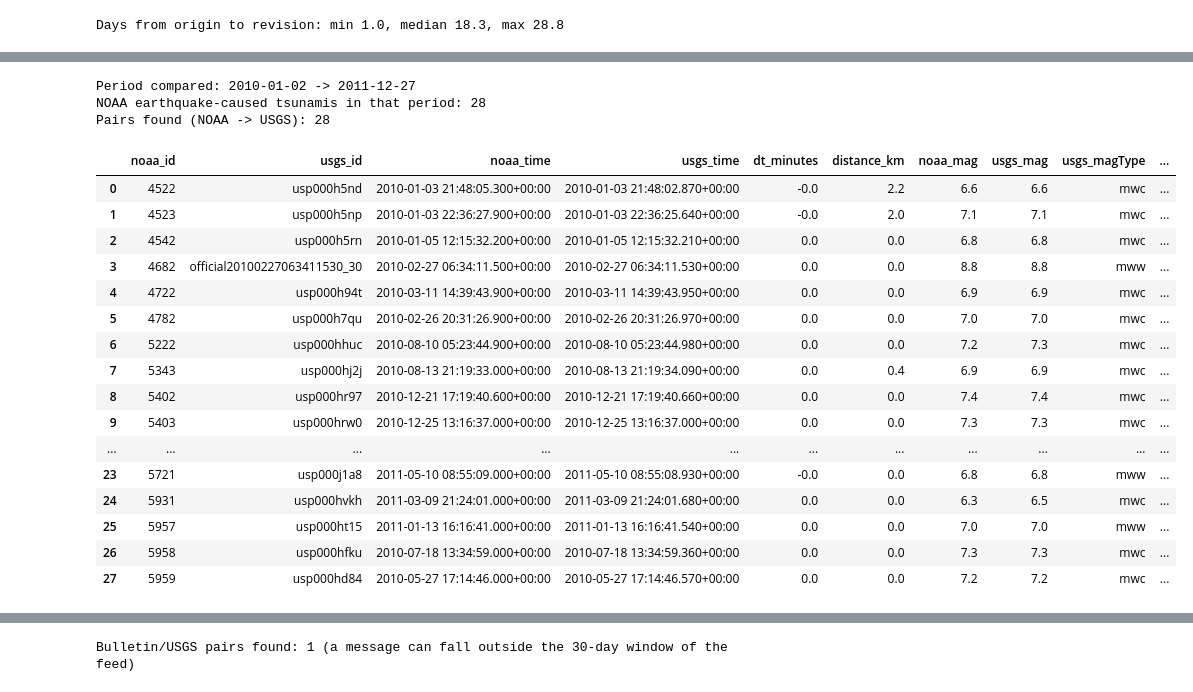
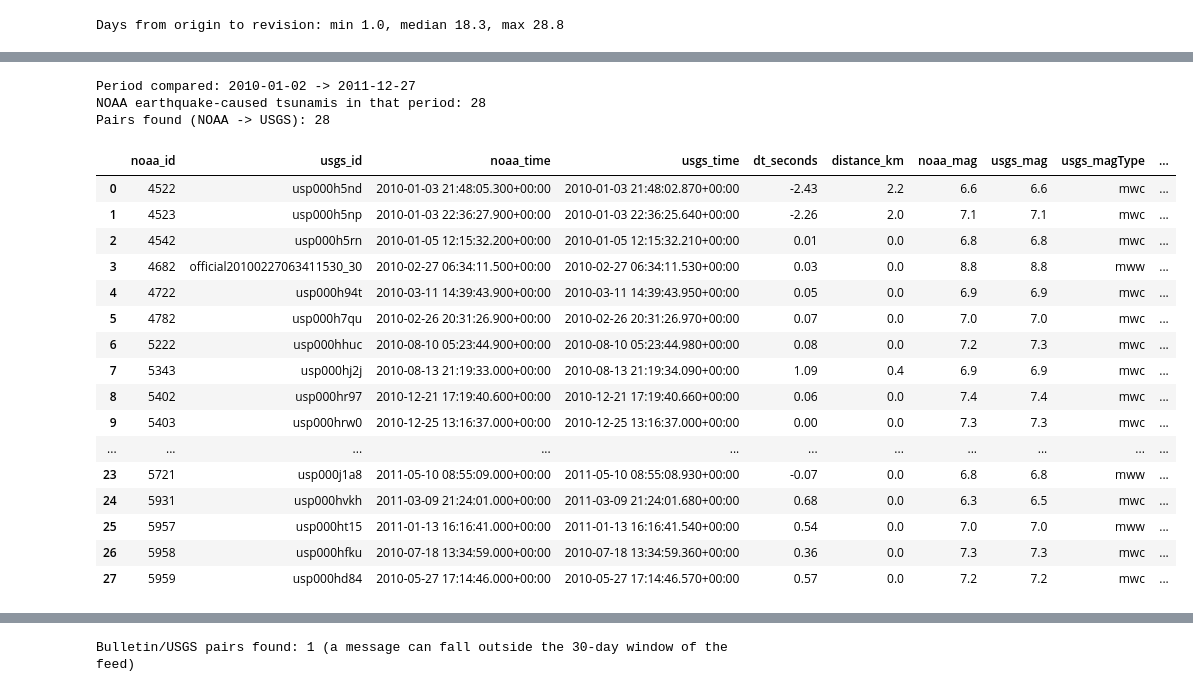
Before and after one commit to g8martinezsilva/tsunami-monitoring, a Jupyter notebook: notebooks/01_source_profiling.ipynb, the cells around one changed output, grey strips where cells are left out. Cells and saved outputs as stored; diff of their text form; code cells hidden in the pictures.

```diff
--- a/notebooks/01_source_profiling.ipynb
+++ b/notebooks/01_source_profiling.ipynb
@@ -103,7 +81,7 @@ Unparseable dates: 0
 ### 2.2 USGS FDSN catalog — earthquakes (historical)
 # %%
 
-usgs_file = sorted(SAMPLES.glob("usgs_earthquakes_*.csv"))[-1]
+usgs_file = SAMPLES / "usgs_earthquakes_2010_2011_m6_pacific.csv"
 print("File:", usgs_file.name)
 
 usgs_hist = pd.read_csv(usgs_file)
@@ -124,9 +102,8 @@ Rows: 343 | period: 2010-01-02 08:45:33.020000+00:00 -> 2011-12-26 04:48:08.8700
 ### 2.3 USGS real-time feed — earthquakes (incremental)
 # %%
 
-rt_files = sorted(SAMPLES.glob("usgs_realtime_*.geojson"))
-print("Snapshots available:", [f.name for f in rt_files])
-rt_file = rt_files[-1]  # profile the latest snapshot
+rt_file = SAMPLES / f"usgs_realtime_{SECOND}.geojson"
+print("File:", rt_file.name)
 feed = json.loads(rt_file.read_text(encoding="utf-8"))
 print("Feed title:", feed["metadata"]["title"], "| count:", feed["metadata"]["count"])
 print("Generated:", pd.to_datetime(feed["metadata"]["generated"], unit="ms", utc=True))
@@ -138,7 +115,5 @@ usgs_rt[["lon", "lat", "depth"]] = pd.DataFrame(usgs_rt["geometry.coordinates"].
 usgs_rt = usgs_rt.drop(columns=["geometry.coordinates", "geometry.type", "type"])
 usgs_rt["time_utc"] = pd.to_datetime(usgs_rt["time"], unit="ms", utc=True)
 usgs_rt["updated_utc"] = pd.to_datetime(usgs_rt["updated"], unit="ms", utc=True)
-usgs_rt["in_pacific"] = usgs_rt["lat"].between(-60, 65) & ((usgs_rt["lon"] >= 100) | (usgs_rt["lon"] <= -60))
-print("USGS real-time events in Pacific scope:", int(usgs_rt["in_pacific"].sum()), "of", len(usgs_rt))
-usgs_rt[["id", "time_utc", "updated_utc", "mag", "magType", "status", "tsunami", "lat", "lon", "depth", "in_pacific", "place"]].head()
+usgs_rt[["id", "time_utc", "updated_utc", "mag", "magType", "status", "tsunami", "lat", "lon", "depth", "place"]].head()
 # %% [output]
@@ -179,9 +153,9 @@ def parse_cap(path):
     return row
 
 def read_center(center):
-    """Read the latest Atom snapshot of a warning center, plus the CAP of each entry."""
-    atom_file = sorted(SAMPLES.glob(f"{center}_2*.xml"))[-1]  # excludes *_cap*.xml
-    stamp = atom_file.stem.split(f"{center}_")[1]
+    """Read the reference Atom snapshot and its CAP messages."""
+    stamp = SECOND
+    atom_file = SAMPLES / f"{center}_{stamp}.xml"
     root = ET.parse(atom_file).getroot()
     rows = []
     for number, entry in enumerate(root.findall("a:entry", NS), start=1):
@@ -202,10 +176,6 @@ def read_center(center):
     return pd.DataFrame(rows)
 
 tsunami_gov = pd.concat([read_center("ntwc"), read_center("ptwc")], ignore_index=True)
-gov_lat = pd.to_numeric(tsunami_gov["lat"], errors="coerce")
-gov_lon = pd.to_numeric(tsunami_gov["lon"], errors="coerce")
-tsunami_gov["in_pacific"] = gov_lat.between(-60, 65) & ((gov_lon >= 100) | (gov_lon <= -60))
-print("tsunami.gov events in Pacific scope:", int(tsunami_gov["in_pacific"].sum()), "of", len(tsunami_gov))
 tsunami_gov.T
 # %% [output]
 ntwc: ntwc_20261107_140301.xml -> 1 entries
@@ -373,7 +480,8 @@ def load_feed(path):
 def utc(ms):
     return datetime.fromtimestamp(ms / 1000, timezone.utc)
 
-first_file, second_file = sorted(SAMPLES.glob("usgs_realtime_*.geojson"))[:2]
+first_file = SAMPLES / f"usgs_realtime_{FIRST}.geojson"
+second_file = SAMPLES / f"usgs_realtime_{SECOND}.geojson"
 meta1, ev1 = load_feed(first_file)
 meta2, ev2 = load_feed(second_file)
 
@@ -691,59 +697,61 @@ def norm_lon(lon):
 def find_pairs(noaa_df, usgs_df, max_minutes=15, max_km=100):
     rows = []
     for _, n in noaa_df.dropna(subset=["latitude", "longitude"]).iterrows():
-        window = pd.Timedelta(minutes=max_minutes) if n["time_complete"] else pd.Timedelta(days=1)
-        close = usgs_df[(usgs_df["time_utc"] - n["time_utc"]).abs() <= window]
+        if n["time_complete"]:
+            close = usgs_df[(usgs_df["time_utc"] - n["time_utc"]).abs() <= pd.Timedelta(minutes=max_minutes)]
+        else:
+            close = usgs_df[usgs_df["time_utc"].dt.date == n["time_utc"].date()]
         best = None
         for _, u in close.iterrows():
             dist = haversine_km(n["latitude"], n["longitude"], u["latitude"], norm_lon(u["longitude"]))
             if dist <= max_km and (best is None or dist < best["distance_km"]):
                 best = {
                     "noaa_id": n["id"], "usgs_id": u["id"],
                     "noaa_time": n["time_utc"], "usgs_time": u["time_utc"],
-                    "dt_minutes": round((u["time_utc"] - n["time_utc"]).total_seconds() / 60, 1),
+                    "dt_seconds": round((u["time_utc"] - n["time_utc"]).total_seconds(), 2),
                     "distance_km": round(dist, 1),
                     "noaa_mag": n["eqMagnitude"], "usgs_mag": u["mag"], "usgs_magType": u["magType"],
                     "noaa_depth": n["eqDepth"], "usgs_depth": u["depth"],
                     "date_only": not n["time_complete"],
                     "place": u["place"],
                 }
         if best:
             rows.append(best)
     return pd.DataFrame(rows)
 
 # Compare only NOAA events inside the period covered by the USGS sample
 start = usgs_hist["time_utc"].min().normalize()
 end = usgs_hist["time_utc"].max().normalize() + pd.Timedelta(days=1)
-noaa_period = noaa[
-    (noaa["time_utc"] >= start) & (noaa["time_utc"] <= end) & noaa["causeCode"].isin([1, 3, 4, 5])
+noaa_period = noaa_pacific[
+    (noaa_pacific["time_utc"] >= start) & (noaa_pacific["time_utc"] < end) & noaa_pacific["causeCode"].isin([1, 3, 4, 5])
 ]
 print(f"Period compared: {start.date()} -> {end.date()}")
 print(f"NOAA earthquake-caused tsunamis in that period: {len(noaa_period)}")
 
-pairs = find_pairs(noaa_period, usgs_hist)
+pairs = find_pairs(noaa_period, usgs_hist_pacific)
 print(f"Pairs found (NOAA -> USGS): {len(pairs)}")
 pairs
 # %% [output]
 Period compared: 2010-01-02 -> 2011-12-27
 NOAA earthquake-caused tsunamis in that period: 28
 Pairs found (NOAA -> USGS): 28
-|  | noaa_id | usgs_id | noaa_time | usgs_time | dt_minutes | distance_km | noaa_mag | usgs_mag | usgs_magType | ... |
-| 0 | 4522 | usp000h5nd | 2010-01-03 21:48:05.300+00:00 | 2010-01-03 21:48:02.870+00:00 | -0.0 | 2.2 | 6.6 | 6.6 | mwc | ... |
-| 1 | 4523 | usp000h5np | 2010-01-03 22:36:27.900+00:00 | 2010-01-03 22:36:25.640+00:00 | -0.0 | 2.0 | 7.1 | 7.1 | mwc | ... |
-| 2 | 4542 | usp000h5rn | 2010-01-05 12:15:32.200+00:00 | 2010-01-05 12:15:32.210+00:00 | 0.0 | 0.0 | 6.8 | 6.8 | mwc | ... |
-| 3 | 4682 | official20100227063411530_30 | 2010-02-27 06:34:11.500+00:00 | 2010-02-27 06:34:11.530+00:00 | 0.0 | 0.0 | 8.8 | 8.8 | mww | ... |
-| 4 | 4722 | usp000h94t | 2010-03-11 14:39:43.900+00:00 | 2010-03-11 14:39:43.950+00:00 | 0.0 | 0.0 | 6.9 | 6.9 | mwc | ... |
-| 5 | 4782 | usp000h7qu | 2010-02-26 20:31:26.900+00:00 | 2010-02-26 20:31:26.970+00:00 | 0.0 | 0.0 | 7.0 | 7.0 | mwc | ... |
-| 6 | 5222 | usp000hhuc | 2010-08-10 05:23:44.900+00:00 | 2010-08-10 05:23:44.980+00:00 | 0.0 | 0.0 | 7.2 | 7.3 | mwc | ... |
-| 7 | 5343 | usp000hj2j | 2010-08-13 21:19:33.000+00:00 | 2010-08-13 21:19:34.090+00:00 | 0.0 | 0.4 | 6.9 | 6.9 | mwc | ... |
-| 8 | 5402 | usp000hr97 | 2010-12-21 17:19:40.600+00:00 | 2010-12-21 17:19:40.660+00:00 | 0.0 | 0.0 | 7.4 | 7.4 | mwc | ... |
-| 9 | 5403 | usp000hrw0 | 2010-12-25 13:16:37.000+00:00 | 2010-12-25 13:16:37.000+00:00 | 0.0 | 0.0 | 7.3 | 7.3 | mwc | ... |
+|  | noaa_id | usgs_id | noaa_time | usgs_time | dt_seconds | distance_km | noaa_mag | usgs_mag | usgs_magType | ... |
+| 0 | 4522 | usp000h5nd | 2010-01-03 21:48:05.300+00:00 | 2010-01-03 21:48:02.870+00:00 | -2.43 | 2.2 | 6.6 | 6.6 | mwc | ... |
+| 1 | 4523 | usp000h5np | 2010-01-03 22:36:27.900+00:00 | 2010-01-03 22:36:25.640+00:00 | -2.26 | 2.0 | 7.1 | 7.1 | mwc | ... |
+| 2 | 4542 | usp000h5rn | 2010-01-05 12:15:32.200+00:00 | 2010-01-05 12:15:32.210+00:00 | 0.01 | 0.0 | 6.8 | 6.8 | mwc | ... |
+| 3 | 4682 | official20100227063411530_30 | 2010-02-27 06:34:11.500+00:00 | 2010-02-27 06:34:11.530+00:00 | 0.03 | 0.0 | 8.8 | 8.8 | mww | ... |
+| 4 | 4722 | usp000h94t | 2010-03-11 14:39:43.900+00:00 | 2010-03-11 14:39:43.950+00:00 | 0.05 | 0.0 | 6.9 | 6.9 | mwc | ... |
+| 5 | 4782 | usp000h7qu | 2010-02-26 20:31:26.900+00:00 | 2010-02-26 20:31:26.970+00:00 | 0.07 | 0.0 | 7.0 | 7.0 | mwc | ... |
+| 6 | 5222 | usp000hhuc | 2010-08-10 05:23:44.900+00:00 | 2010-08-10 05:23:44.980+00:00 | 0.08 | 0.0 | 7.2 | 7.3 | mwc | ... |
+| 7 | 5343 | usp000hj2j | 2010-08-13 21:19:33.000+00:00 | 2010-08-13 21:19:34.090+00:00 | 1.09 | 0.4 | 6.9 | 6.9 | mwc | ... |
+| 8 | 5402 | usp000hr97 | 2010-12-21 17:19:40.600+00:00 | 2010-12-21 17:19:40.660+00:00 | 0.06 | 0.0 | 7.4 | 7.4 | mwc | ... |
+| 9 | 5403 | usp000hrw0 | 2010-12-25 13:16:37.000+00:00 | 2010-12-25 13:16:37.000+00:00 | 0.00 | 0.0 | 7.3 | 7.3 | mwc | ... |
 | ... | ... | ... | ... | ... | ... | ... | ... | ... | ... | ... |
-| 23 | 5721 | usp000j1a8 | 2011-05-10 08:55:09.000+00:00 | 2011-05-10 08:55:08.930+00:00 | -0.0 | 0.0 | 6.8 | 6.8 | mww | ... |
-| 24 | 5931 | usp000hvkh | 2011-03-09 21:24:01.000+00:00 | 2011-03-09 21:24:01.680+00:00 | 0.0 | 0.0 | 6.3 | 6.5 | mwc | ... |
-| 25 | 5957 | usp000ht15 | 2011-01-13 16:16:41.000+00:00 | 2011-01-13 16:16:41.540+00:00 | 0.0 | 0.0 | 7.0 | 7.0 | mww | ... |
-| 26 | 5958 | usp000hfku | 2010-07-18 13:34:59.000+00:00 | 2010-07-18 13:34:59.360+00:00 | 0.0 | 0.0 | 7.3 | 7.3 | mwc | ... |
-| 27 | 5959 | usp000hd84 | 2010-05-27 17:14:46.000+00:00 | 2010-05-27 17:14:46.570+00:00 | 0.0 | 0.0 | 7.2 | 7.2 | mwc | ... |
+| 23 | 5721 | usp000j1a8 | 2011-05-10 08:55:09.000+00:00 | 2011-05-10 08:55:08.930+00:00 | -0.07 | 0.0 | 6.8 | 6.8 | mww | ... |
+| 24 | 5931 | usp000hvkh | 2011-03-09 21:24:01.000+00:00 | 2011-03-09 21:24:01.680+00:00 | 0.68 | 0.0 | 6.3 | 6.5 | mwc | ... |
+| 25 | 5957 | usp000ht15 | 2011-01-13 16:16:41.000+00:00 | 2011-01-13 16:16:41.540+00:00 | 0.54 | 0.0 | 7.0 | 7.0 | mww | ... |
+| 26 | 5958 | usp000hfku | 2010-07-18 13:34:59.000+00:00 | 2010-07-18 13:34:59.360+00:00 | 0.36 | 0.0 | 7.3 | 7.3 | mwc | ... |
+| 27 | 5959 | usp000hd84 | 2010-05-27 17:14:46.000+00:00 | 2010-05-27 17:14:46.570+00:00 | 0.57 | 0.0 | 7.2 | 7.2 | mwc | ... |
 # %%
 
 if len(pairs):
```
Also changed, not shown: parts of 55 cells of this notebook.
